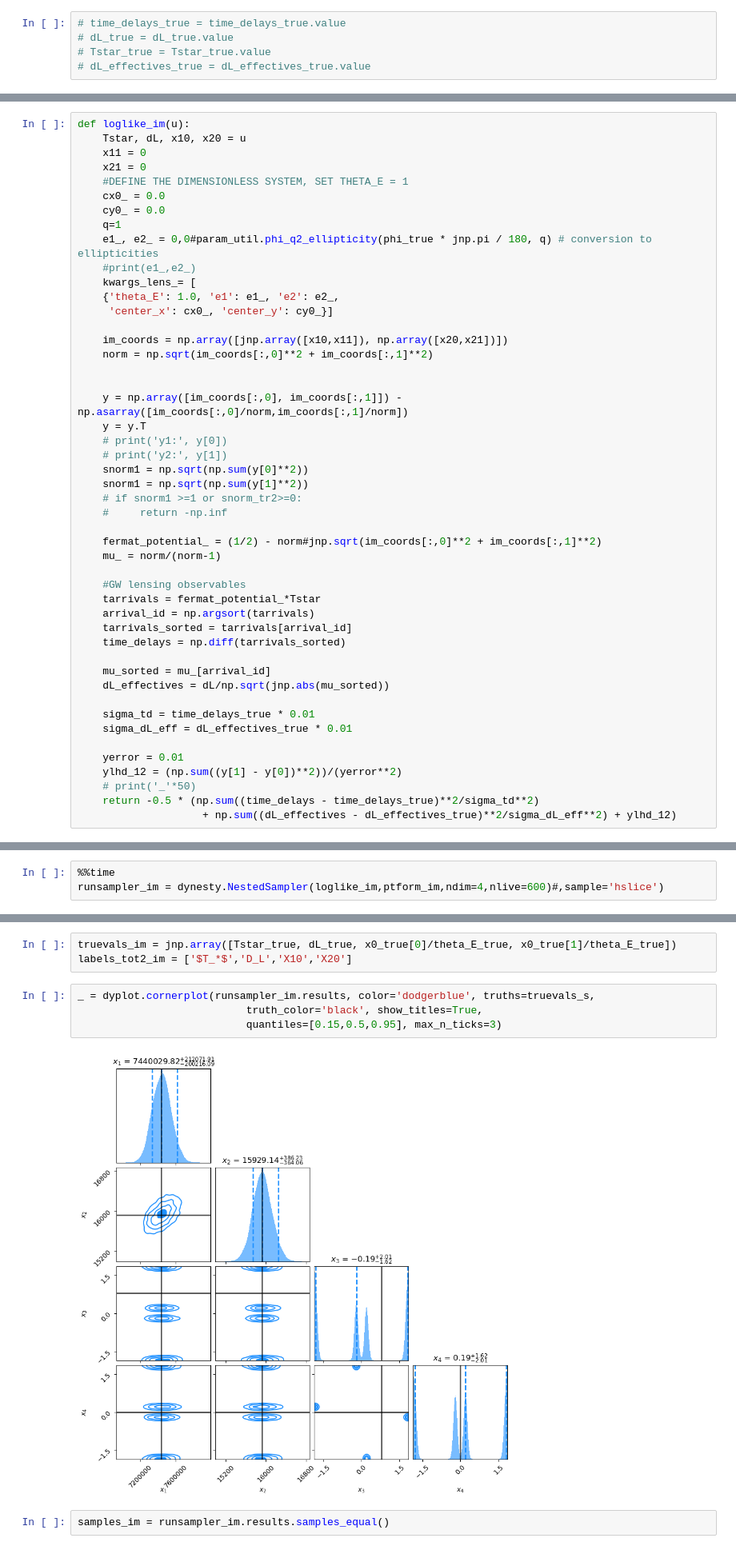
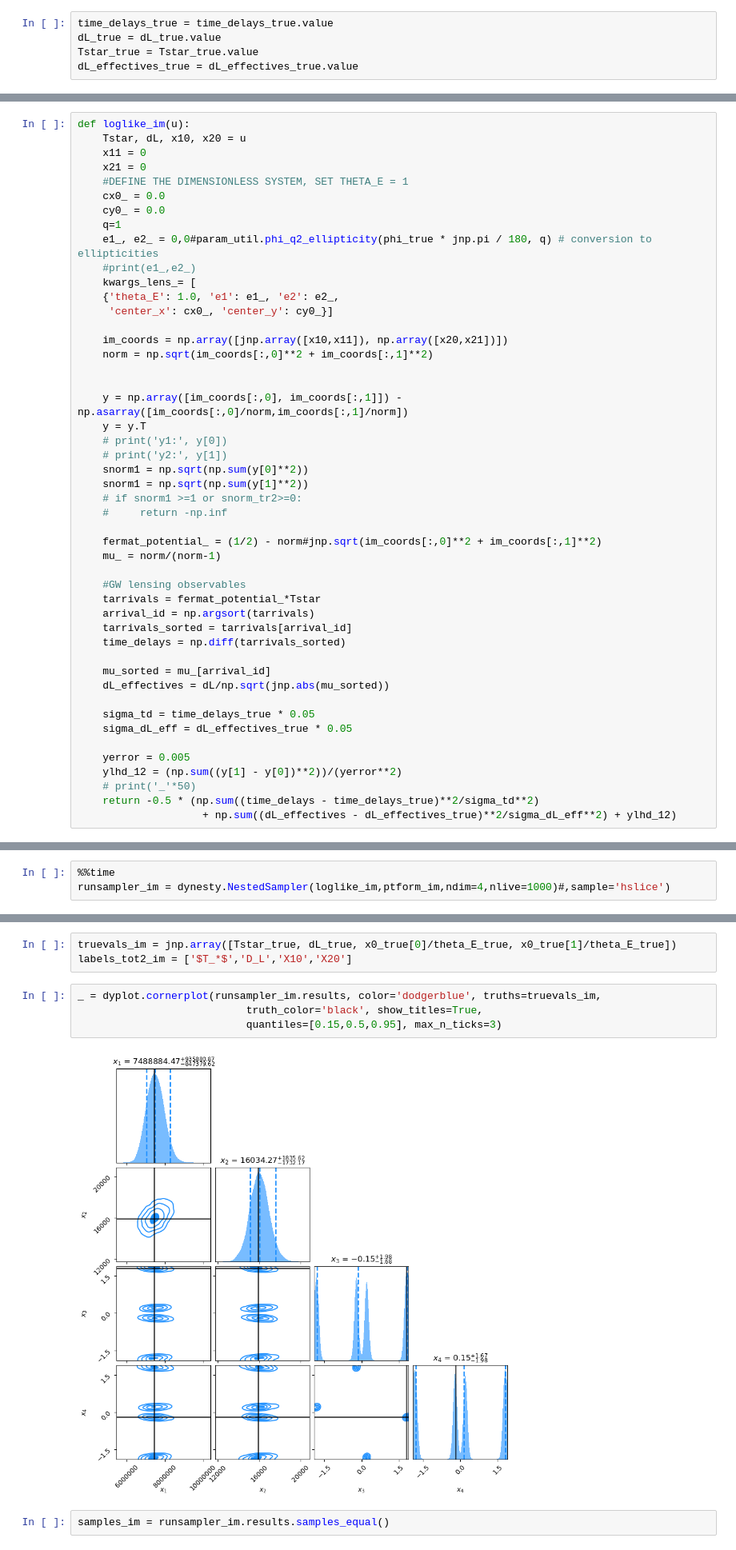
Before and after one commit to souvik-jana/herculens_project, a Jupyter notebook: SIS_recons.ipynb, the cells around one changed output, grey strips where cells are left out. Shown at 80% size. Cells and saved outputs as stored; diff of their text form.

```diff
--- a/SIS_recons.ipynb
+++ b/SIS_recons.ipynb
@@ -308,7 +309,7 @@ array([ 1.8, -0.2])
 # # lens_plot.lens_model_plot(axex[1], lensModel=lensModel_mp, kwargs_lens=kwargs_lens_mp, sourcePos_x=beta_ra, sourcePos_y=beta_dec, point_source=True, with_caustics=True, fast_caustic=True, coord_inverse=False)
 # f.show()
 # %%
-# time_delays_true = time_delays_true.value
-# dL_true = dL_true.value
-# Tstar_true = Tstar_true.value
-# dL_effectives_true = dL_effectives_true.value
+time_delays_true = time_delays_true.value
+dL_true = dL_true.value
+Tstar_true = Tstar_true.value
+dL_effectives_true = dL_effectives_true.value
@@ -352,10 +357,10 @@ def loglike_im(u):
     mu_sorted = mu_[arrival_id]
     dL_effectives = dL/np.sqrt(jnp.abs(mu_sorted))
 
-    sigma_td = time_delays_true * 0.01
-    sigma_dL_eff = dL_effectives_true * 0.01
+    sigma_td = time_delays_true * 0.05
+    sigma_dL_eff = dL_effectives_true * 0.05
 
-    yerror = 0.01
+    yerror = 0.005
     ylhd_12 = (np.sum((y[1] - y[0])**2))/(yerror**2)
     # print('_'*50)
     return -0.5 * (np.sum((time_delays - time_delays_true)**2/sigma_td**2)
@@ -512,4 +535,4 @@ fig = corner.corner(samples_im_derived, labels=labels_tot2_im, truths=truevals_i
 # %%
 %%time
-runsampler_im = dynesty.NestedSampler(loglike_im,ptform_im,ndim=4,nlive=600)#,sample='hslice')
+runsampler_im = dynesty.NestedSampler(loglike_im,ptform_im,ndim=4,nlive=1000)#,sample='hslice')
 # %% [output]
@@ -523,10 +546,10 @@ runsampler_im.run_nested(dlogz=0.005)
 truevals_im = jnp.array([Tstar_true, dL_true, x0_true[0]/theta_E_true, x0_true[1]/theta_E_true])
 labels_tot2_im = ['$T_*$','D_L','X10','X20']
 # %%
-_ = dyplot.cornerplot(runsampler_im.results, color='dodgerblue', truths=truevals_s,
+_ = dyplot.cornerplot(runsampler_im.results, color='dodgerblue', truths=truevals_im,
                            truth_color='black', show_titles=True,
                            quantiles=[0.15,0.5,0.95], max_n_ticks=3)
 # %% [output]
-[figure, old version]
+[figure, new version]
 # %%
 samples_im = runsampler_im.results.samples_equal()
```
Also changed, not shown: parts of 65 cells of this notebook, 2 other files.
